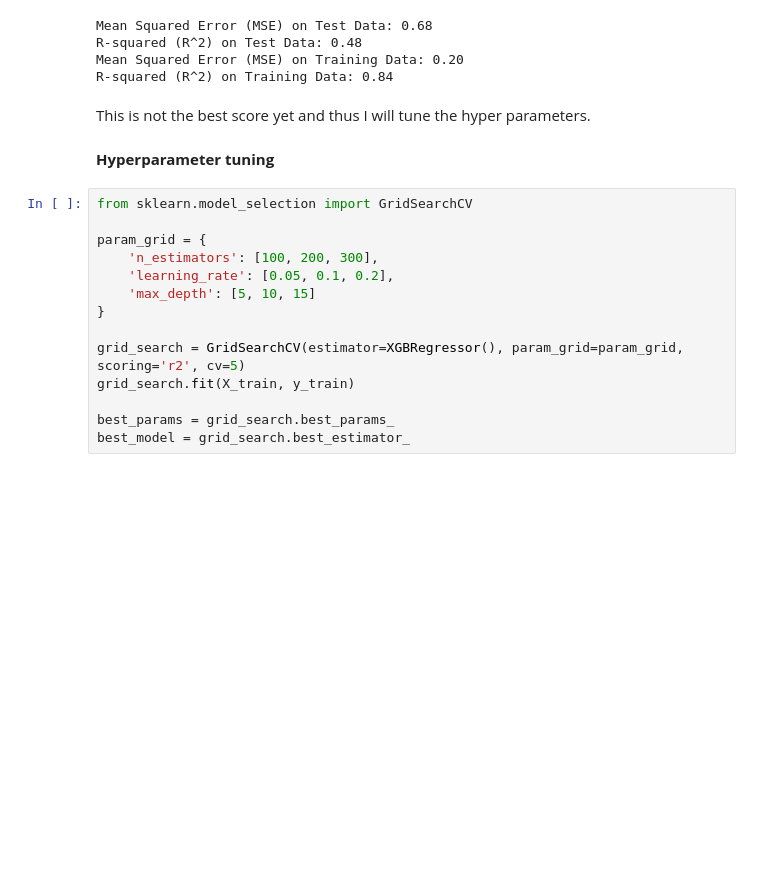
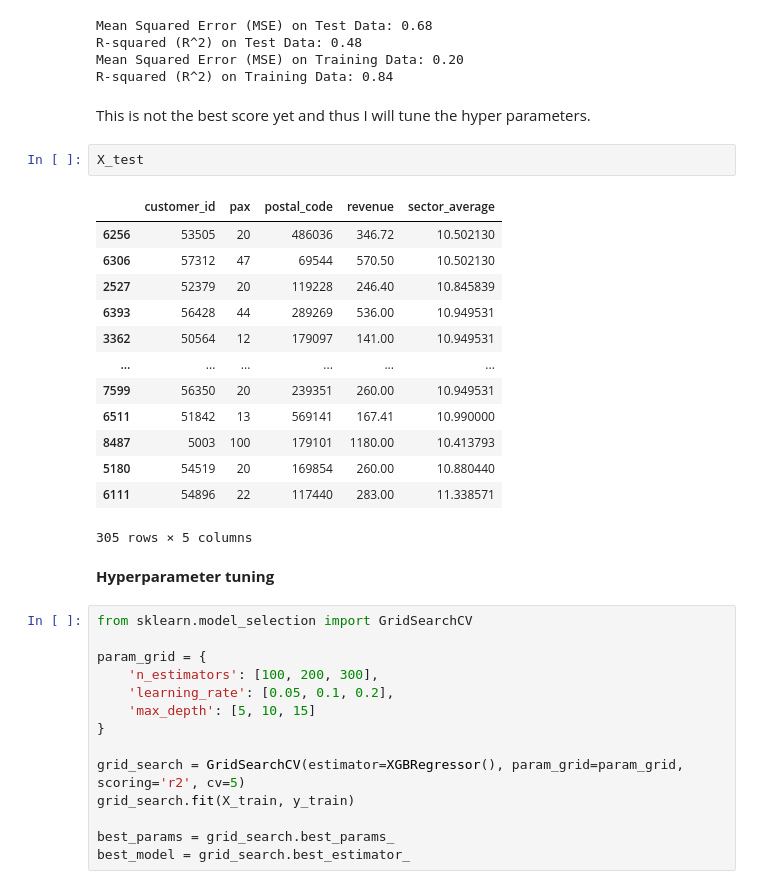
Before and after one commit to elliottan12/Capstone_GA, a Jupyter notebook: Code/Part 3 - Modelling.ipynb, the cells around one changed output. Drawn from its saved outputs; the diff is of its cells as text; blank space fills up the shorter version.

```diff
--- a/Code/Part 3 - Modelling.ipynb
+++ b/Code/Part 3 - Modelling.ipynb
@@ -713,6 +718,22 @@ Mean Squared Error (MSE) on Training Data: 0.20
 R-squared (R^2) on Training Data: 0.84
 # %% [markdown]
 This is not the best score yet and thus I will tune the hyper parameters.
+# %%
+X_test
+# %% [output]
+|  | customer_id | pax | postal_code | revenue | sector_average |
+| 6256 | 53505 | 20 | 486036 | 346.72 | 10.502130 |
+| 6306 | 57312 | 47 | 69544 | 570.50 | 10.502130 |
+| 2527 | 52379 | 20 | 119228 | 246.40 | 10.845839 |
+| 6393 | 56428 | 44 | 289269 | 536.00 | 10.949531 |
+| 3362 | 50564 | 12 | 179097 | 141.00 | 10.949531 |
+| ... | ... | ... | ... | ... | ... |
+| 7599 | 56350 | 20 | 239351 | 260.00 | 10.949531 |
+| 6511 | 51842 | 13 | 569141 | 167.41 | 10.990000 |
+| 8487 | 5003 | 100 | 179101 | 1180.00 | 10.413793 |
+| 5180 | 54519 | 20 | 169854 | 260.00 | 10.880440 |
+| 6111 | 54896 | 22 | 117440 | 283.00 | 11.338571 |
+305 rows × 5 columns
 # %% [markdown]
 **Hyperparameter tuning**
 # %%
```
Also changed, not shown: parts of 12 cells of this notebook, 4 other files.
